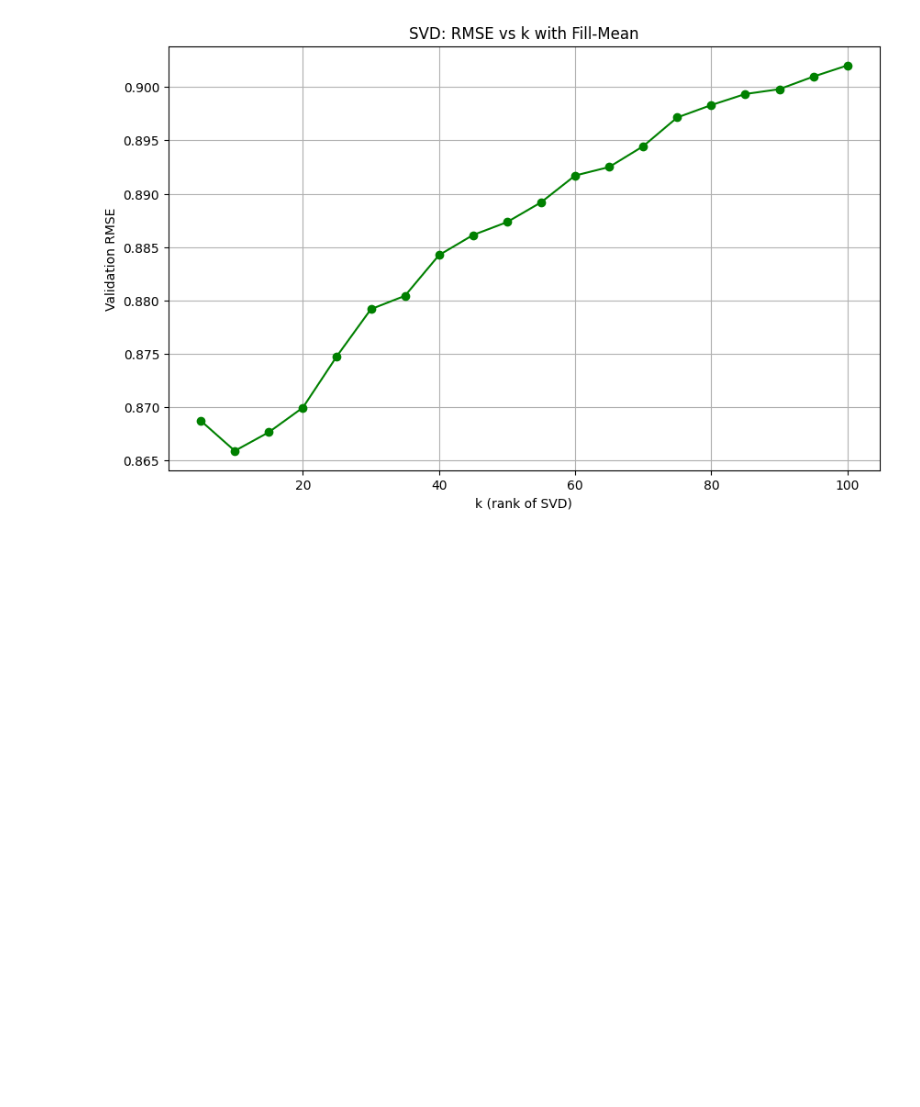
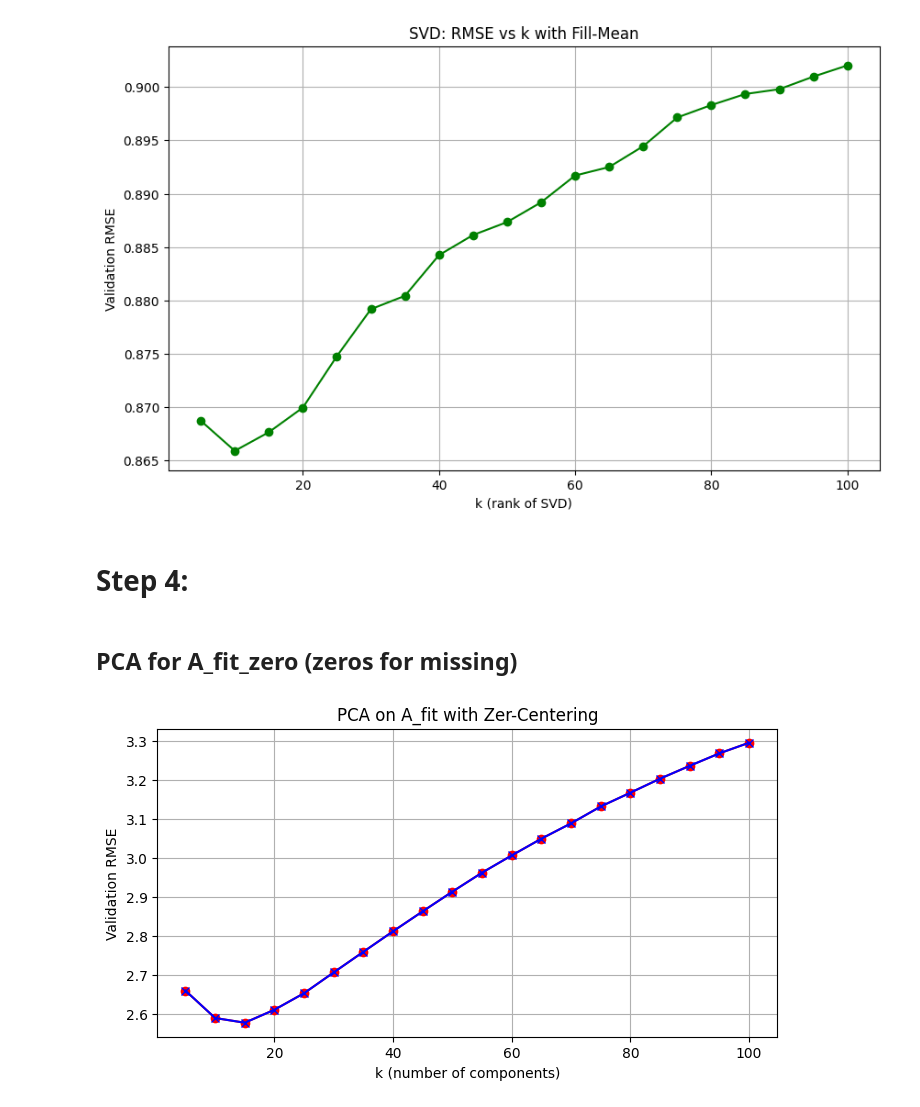
Before and after one commit to pouriaSameti/Mathematics-For-Data-Science, a Jupyter notebook: Project 2/code.ipynb, the cells around one changed output. Saved outputs shown, nothing was run; the diff lists cells and outputs as text; code cells hidden in the pictures; blank space fills up the shorter version.

Commit message:
Project 2: PCA Reconstruction and Validation RMSE.

```diff
--- a/Project 2/code.ipynb
+++ b/Project 2/code.ipynb
@@ -221,3 +220,62 @@ plt.grid(True)
 plt.show()
 # %% [output]
 [figure]
+# %% [markdown]
+# Step 4:
+# %% [markdown]
+## PCA for A_fit_zero (zeros for missing)
+# %%
+val_rows = val_idx["row_inds"].values
+val_cols = val_idx["col_inds"].values
+
+k_values = list(range(5, 101, 5))
+
+# center by column
+col_mean = A_fit_zero.mean(axis=0)
+A_zero_centered = A_fit_zero - col_mean
+
+# PCA via Covariance
+cov_mat = np.cov(A_zero_centered, rowvar=False)
+eigvals, eigvecs = np.linalg.eigh(cov_mat)
+idx = np.argsort(eigvals)[::-1]
+eigvecs = eigvecs[:, idx]
+
+rmse_cov_zero = []
+for k in k_values:
+    V_k = eigvecs[:, :k]
+    A_pred = (A_zero_centered @ V_k @ V_k.T) + col_mean
+
+    pred = A_pred[val_rows, val_cols]
+    true = A[val_rows, val_cols]
+    rmse = root_mean_squared_error(true, pred)
+    rmse_cov_zero.append(rmse)
+
+
+# PCA via SVD
+col_mean = A_fit_zero.mean(axis=0)
+A_zero_centered = A_fit_zero - col_mean
+U, s, VT = np.linalg.svd(A_zero_centered, full_matrices=False)
+
+rmse_svd_zero = []
+for k in k_values:
+    Uk = U[:, :k]
+    Sk = np.diag(s[:k])
+    Vk = VT[:k, :]
+    A_pred = (Uk @ Sk @ Vk) + col_mean
+
+    pred = A_pred[val_rows, val_cols]
+    true = A[val_rows, val_cols]
+    rmse = root_mean_squared_error(true, pred)
+    rmse_svd_zero.append(rmse)
+
+
+plt.figure(figsize=(8,4))
+plt.plot(k_values, rmse_cov_zero, marker='o', color='red', label='A_fit_zero PCA(cov)')
+plt.plot(k_values, rmse_svd_zero, marker='x', color='blue', label='A_fit_zero PCA(SVD)')
+plt.xlabel("k (number of components)")
+plt.ylabel("Validation RMSE")
+plt.title("PCA on A_fit with Zer-Centering")
+plt.grid(True)
+plt.show()
+# %% [output]
+[figure, added]
```
Also changed, not shown: parts of 3 cells of this notebook.
